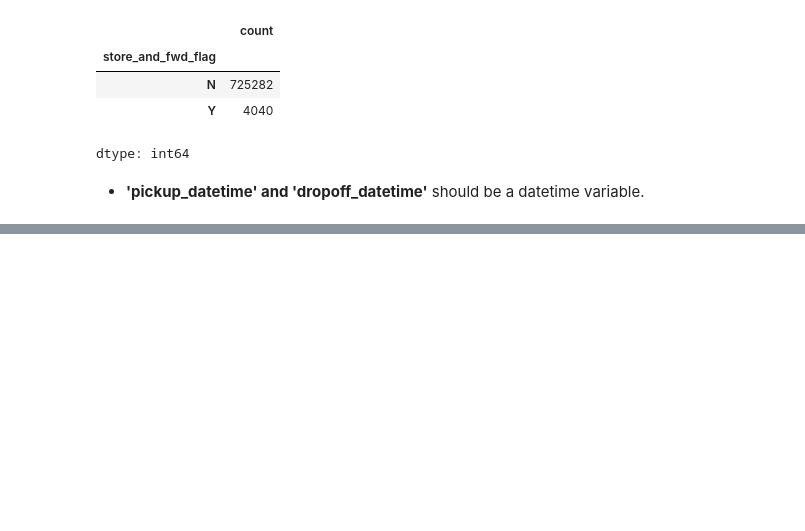
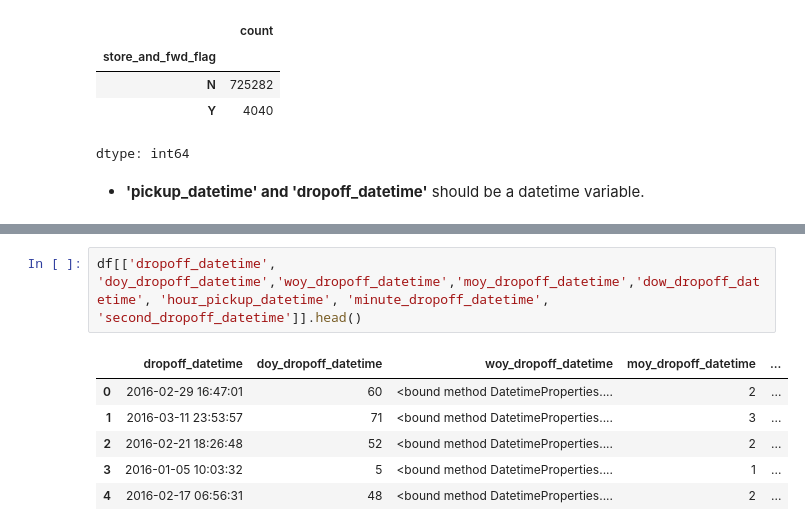
Before and after one commit to namozhdehi/KSR, a Jupyter notebook: NYC_Taxi_EDA.ipynb, the cells around one changed output, grey strips where cells are left out. Cells and saved outputs as stored; diff of their text form; blank space fills up the shorter version.

```diff
--- a/NYC_Taxi_EDA.ipynb
+++ b/NYC_Taxi_EDA.ipynb
@@ -135,0 +175,9 @@ dtype: int64
+# %%
+df[['dropoff_datetime', 'doy_dropoff_datetime','woy_dropoff_datetime','moy_dropoff_datetime','dow_dropoff_datetime', 'hour_pickup_datetime', 'minute_dropoff_datetime', 'second_dropoff_datetime']].head()
+# %% [output]
+|  | dropoff_datetime | doy_dropoff_datetime | woy_dropoff_datetime | moy_dropoff_datetime | ... |
+| 0 | 2016-02-29 16:47:01 | 60 | <bound method DatetimeProperties.... | 2 | ... |
+| 1 | 2016-03-11 23:53:57 | 71 | <bound method DatetimeProperties.... | 3 | ... |
+| 2 | 2016-02-21 18:26:48 | 52 | <bound method DatetimeProperties.... | 2 | ... |
+| 3 | 2016-01-05 10:03:32 | 5 | <bound method DatetimeProperties.... | 1 | ... |
+| 4 | 2016-02-17 06:56:31 | 48 | <bound method DatetimeProperties.... | 2 | ... |
```
Also changed, not shown: parts of 10 cells of this notebook.
